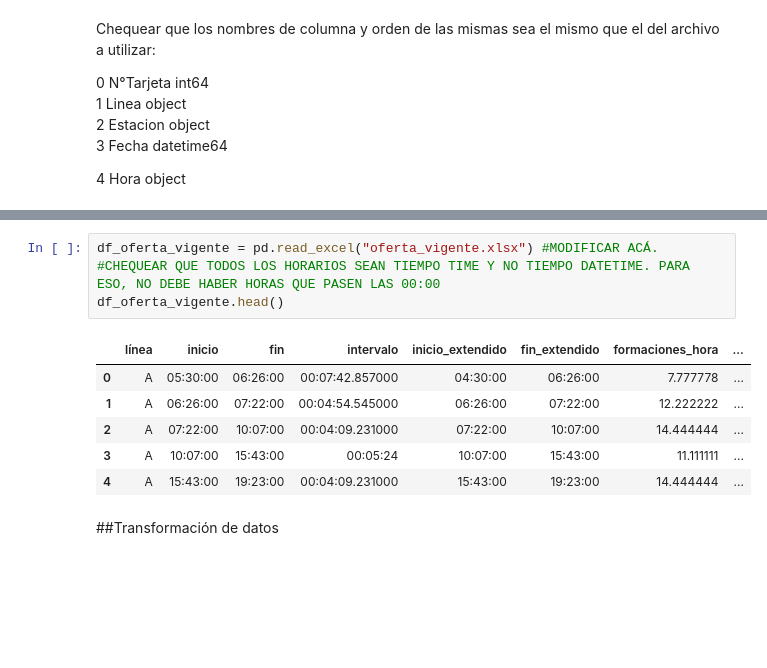
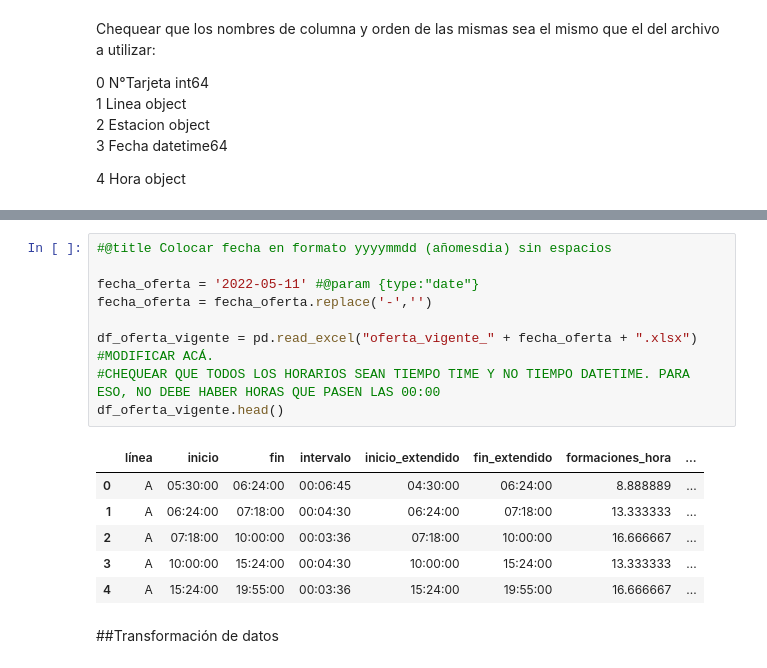
Before and after one commit to natanrajch/subte_flow, a Jupyter notebook: movimiento_pasajeros_subte.ipynb, the cells around one changed output, grey strips where cells are left out. Drawn from its saved outputs; the diff is of its cells as text; blank space fills up the shorter version.

```diff
--- a/movimiento_pasajeros_subte.ipynb
+++ b/movimiento_pasajeros_subte.ipynb
@@ -47,15 +64,20 @@ df_info_tramos.head()
 | 3 | Lima-Sáenz Peña | A | Lima-Sáenz Peña | Descendente | 4 | 1.1667 | 29.7500 |
 | 4 | Sáenz Peña-Congreso | A | Sáenz Peña-Congreso | Descendente | 5 | 1.5333 | 30.9167 |
 # %%
-df_oferta_vigente = pd.read_excel("oferta_vigente.xlsx") #MODIFICAR ACÁ.
+#@title Colocar fecha en formato yyyymmdd (añomesdia) sin espacios
+
+fecha_oferta = '2022-05-11' #@param {type:"date"}
+fecha_oferta = fecha_oferta.replace('-','')
+
+df_oferta_vigente = pd.read_excel("oferta_vigente_" + fecha_oferta + ".xlsx") #MODIFICAR ACÁ.
 #CHEQUEAR QUE TODOS LOS HORARIOS SEAN TIEMPO TIME Y NO TIEMPO DATETIME. PARA ESO, NO DEBE HABER HORAS QUE PASEN LAS 00:00
 df_oferta_vigente.head()
 # %% [output]
 |  | línea | inicio | fin | intervalo | inicio_extendido | fin_extendido | formaciones_hora | ... |
-| 0 | A | 05:30:00 | 06:26:00 | 00:07:42.857000 | 04:30:00 | 06:26:00 | 7.777778 | ... |
-| 1 | A | 06:26:00 | 07:22:00 | 00:04:54.545000 | 06:26:00 | 07:22:00 | 12.222222 | ... |
-| 2 | A | 07:22:00 | 10:07:00 | 00:04:09.231000 | 07:22:00 | 10:07:00 | 14.444444 | ... |
-| 3 | A | 10:07:00 | 15:43:00 | 00:05:24 | 10:07:00 | 15:43:00 | 11.111111 | ... |
-| 4 | A | 15:43:00 | 19:23:00 | 00:04:09.231000 | 15:43:00 | 19:23:00 | 14.444444 | ... |
+| 0 | A | 05:30:00 | 06:24:00 | 00:06:45 | 04:30:00 | 06:24:00 | 8.888889 | ... |
+| 1 | A | 06:24:00 | 07:18:00 | 00:04:30 | 06:24:00 | 07:18:00 | 13.333333 | ... |
+| 2 | A | 07:18:00 | 10:00:00 | 00:03:36 | 07:18:00 | 10:00:00 | 16.666667 | ... |
+| 3 | A | 10:00:00 | 15:24:00 | 00:04:30 | 10:00:00 | 15:24:00 | 13.333333 | ... |
+| 4 | A | 15:24:00 | 19:55:00 | 00:03:36 | 15:24:00 | 19:55:00 | 16.666667 | ... |
 # %% [markdown]
 ##Transformación de datos
```
Also changed, not shown: parts of 43 cells of this notebook.
